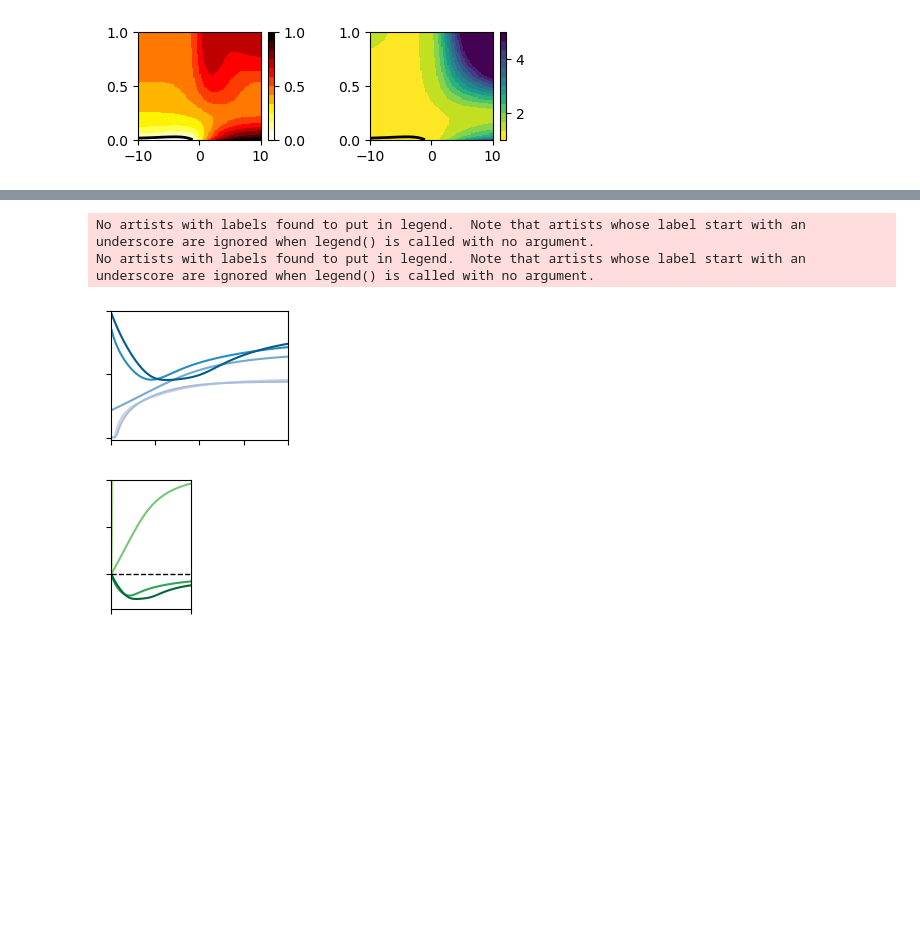
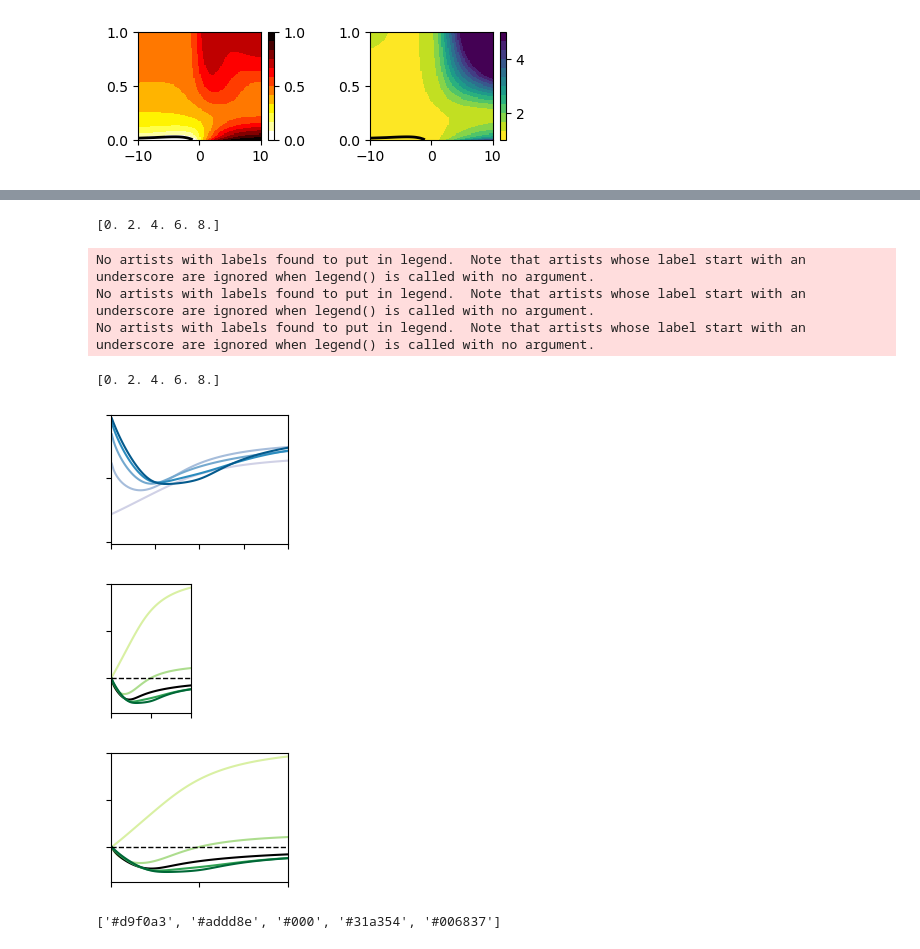
Before and after one commit to Fabio-FS/SIR-BEACON, a Jupyter notebook: notebooks/SIRT.ipynb, the cells around one changed output, grey strips where cells are left out. Cells and saved outputs as stored; diff of their text form; code cells hidden in the pictures; blank space fills up the shorter version.

```diff
--- a/notebooks/Fig_2.ipynb
+++ b/notebooks/SIRT.ipynb
@@ -591,10 +593,13 @@ Error:
+# %%
+CP2[2] = "#000"
 # %%
 NP = 100  # number of polarization points
 NH = 5  # number of homophily points
-h_range={"m": -10.0, "M": 10.0, "n": NH}
+h_range={"m": -1, "M": 9, "n": NH}
 pol_range={"m": 0, "M": 1, "n": NP}
 pols = homogeneous_distribution(pol_range["n"], pol_range["m"], pol_range["M"])
-
+homs = homogeneous_distribution(h_range["n"], h_range["m"], h_range["M"])
+print(homs)
 #results = run_h_pol_sweep_SIRT(
 results = sweep_hom_pol_SIRT(
     h_range=h_range,     # homophily range
@@ -624,39 +629,78 @@ temp = R + I
 
 idx = (np.abs(pols - 0)).argmin()
 # Plot each homophily value
 fig, ax = plt.subplots(figsize=(Lx, Ly))
 for i in range(NH):
     ax.plot(pols, temp[:,i], color = CP3[i])
 
 ax.set_xlabel("Polarization")
 ax.set_ylabel("I")
 ax.set_ylim(-0.02, 1)
 ax.set_xlim(0,1)
 
 name = "SIRT_C_(pol)_I.pdf"
 double_savefig(fig, ax, name, path_Plot_with_labels, path_Plot_without_labels)
 
 fig, ax = plt.subplots(figsize=(Lx/2.2, Ly))
 for i in range(NH):
     ax.plot(pols, (temp[:,i]-temp[idx,i])/temp[idx,i]*100, color = CP2[i])
 
 # plot an horizontal line at 0
 ax.axhline(0, color='black', lw=1, ls='--')
 
-ax.set_xlabel("Polarization")
-ax.set_ylabel("% change in I")
+#ax.set_xlabel("Polarization")
+#ax.set_ylabel("% change in I")
 ax.set_ylim(-75, 200)
 ax.set_xlim(0,1)
 ax.set_yticks([0,100, 200])
+ax.set_xticks([0,0.5,1])
 
 name = "SIRT_C_(pol)_I100.pdf"
 fig.patch.set_visible(False)
 double_savefig(fig, ax, name, path_Plot_with_labels, path_Plot_without_labels)
+
+
+
+
+fig, ax = plt.subplots(figsize=(Lx, Ly))
+
+
+name = "SIRT_C_(pol)_I100_long.pdf"
+for i in range(NH):
+    ax.plot(pols, (temp[:,i]-temp[idx,i])/temp[idx,i]*100, color = CP2[i])
+
+# plot an horizontal line at 0
+ax.axhline(0, color='black', lw=1, ls='--')
+
+#ax.set_xlabel("Polarization")
+#ax.set_ylabel("% change in I")
+ax.set_ylim(-75, 200)
+ax.set_xlim(0,1)
+ax.set_yticks([0,100, 200])
+ax.set_xticks([0,0.5,1])
+fig.patch.set_visible(False)
+
+
+
+
+double_savefig(fig, ax, name, path_Plot_with_labels, path_Plot_without_labels)
+
+
+print(homs)
 # %% [output]
-No artists with labels found to put in legend.  Note that artists whose label start with an underscore are ignored when legend() is called with no argument.
-No artists with labels found to put in legend.  Note that artists whose label start with an underscore are ignored when legend() is called with no argument.
+[0. 2. 4. 6. 8.]
+No artists with labels found to put in legend.  Note that artists whose label start with an underscore are ignored when legend() is called with no argument.
+No artists with labels found to put in legend.  Note that artists whose label start with an underscore are ignored when legend() is called with no argument.
+No artists with labels found to put in legend.  Note that artists whose label start with an underscore are ignored when legend() is called with no argument.
+[0. 2. 4. 6. 8.]
-[figure, old version]
+[figure, new version]
-[figure, old version]
+[figure, new version]
+[figure, added]
+# %%
+print(CP2)
+a = "#d9f0a3"
+# %% [output]
+['#d9f0a3', '#addd8e', '#000', '#31a354', '#006837']
 # %%
 NP = 5  # number of polarization points
 NH = 100  # number of homophily points
```
Also changed, not shown: parts of 12 cells of this notebook, 28 other files.
